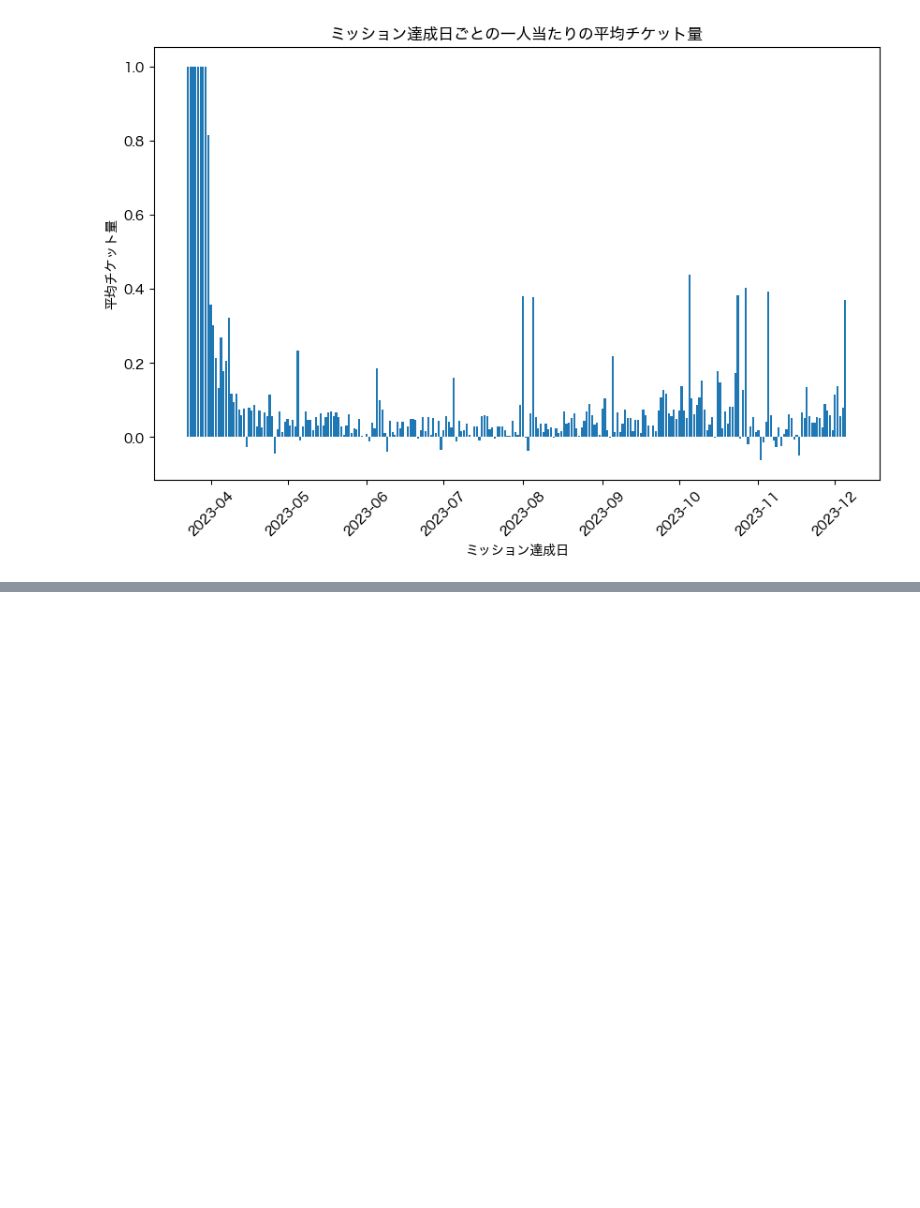
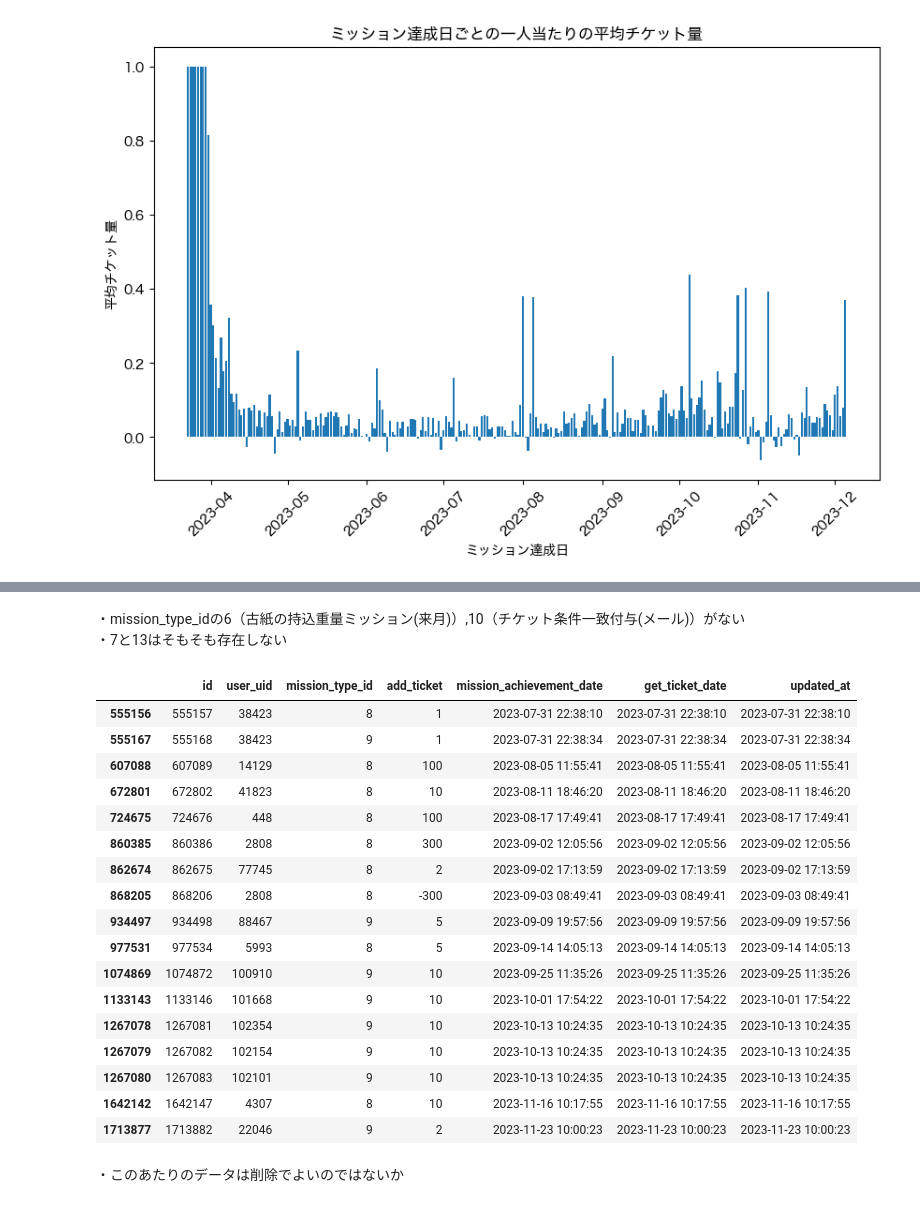
Before and after one commit to Naoya-Yasuda/MANABI_DX_QUEST_2023_PrePoC, a Jupyter notebook: notebook/visualization_gacha_history.ipynb, the cells around one changed output, grey strips where cells are left out. Cells and saved outputs as stored; diff of their text form; code cells hidden in the pictures; blank space fills up the shorter version.

```diff
--- a/notebook/visualization_gacha_history.ipynb
+++ b/notebook/visualization_gacha_history.ipynb
@@ -156,0 +177,28 @@ Name: add_ticket, dtype: float64
+# %% [markdown]
+・mission_type_idの6（古紙の持込重量ミッション(来月)）,10（チケット条件一致付与(メール)）がない
+・7と13はそもそも存在しない
+# %%
+df_admin = df[(df["mission_type_id"]==8) | (df["mission_type_id"]==9)]
+#print(df_admin)
+df_admin
+# %% [output]
+|  | id | user_uid | mission_type_id | add_ticket | mission_achievement_date | get_ticket_date | updated_at |
+| 555156 | 555157 | 38423 | 8 | 1 | 2023-07-31 22:38:10 | 2023-07-31 22:38:10 | 2023-07-31 22:38:10 |
+| 555167 | 555168 | 38423 | 9 | 1 | 2023-07-31 22:38:34 | 2023-07-31 22:38:34 | 2023-07-31 22:38:34 |
+| 607088 | 607089 | 14129 | 8 | 100 | 2023-08-05 11:55:41 | 2023-08-05 11:55:41 | 2023-08-05 11:55:41 |
+| 672801 | 672802 | 41823 | 8 | 10 | 2023-08-11 18:46:20 | 2023-08-11 18:46:20 | 2023-08-11 18:46:20 |
+| 724675 | 724676 | 448 | 8 | 100 | 2023-08-17 17:49:41 | 2023-08-17 17:49:41 | 2023-08-17 17:49:41 |
+| 860385 | 860386 | 2808 | 8 | 300 | 2023-09-02 12:05:56 | 2023-09-02 12:05:56 | 2023-09-02 12:05:56 |
+| 862674 | 862675 | 77745 | 8 | 2 | 2023-09-02 17:13:59 | 2023-09-02 17:13:59 | 2023-09-02 17:13:59 |
+| 868205 | 868206 | 2808 | 8 | -300 | 2023-09-03 08:49:41 | 2023-09-03 08:49:41 | 2023-09-03 08:49:41 |
+| 934497 | 934498 | 88467 | 9 | 5 | 2023-09-09 19:57:56 | 2023-09-09 19:57:56 | 2023-09-09 19:57:56 |
+| 977531 | 977534 | 5993 | 8 | 5 | 2023-09-14 14:05:13 | 2023-09-14 14:05:13 | 2023-09-14 14:05:13 |
+| 1074869 | 1074872 | 100910 | 9 | 10 | 2023-09-25 11:35:26 | 2023-09-25 11:35:26 | 2023-09-25 11:35:26 |
+| 1133143 | 1133146 | 101668 | 9 | 10 | 2023-10-01 17:54:22 | 2023-10-01 17:54:22 | 2023-10-01 17:54:22 |
+| 1267078 | 1267081 | 102354 | 9 | 10 | 2023-10-13 10:24:35 | 2023-10-13 10:24:35 | 2023-10-13 10:24:35 |
+| 1267079 | 1267082 | 102154 | 9 | 10 | 2023-10-13 10:24:35 | 2023-10-13 10:24:35 | 2023-10-13 10:24:35 |
+| 1267080 | 1267083 | 102101 | 9 | 10 | 2023-10-13 10:24:35 | 2023-10-13 10:24:35 | 2023-10-13 10:24:35 |
+| 1642142 | 1642147 | 4307 | 8 | 10 | 2023-11-16 10:17:55 | 2023-11-16 10:17:55 | 2023-11-16 10:17:55 |
+| 1713877 | 1713882 | 22046 | 9 | 2 | 2023-11-23 10:00:23 | 2023-11-23 10:00:23 | 2023-11-23 10:00:23 |
+# %% [markdown]
+・このあたりのデータは削除でよいのではないか
```
Also changed, not shown: parts of 12 cells of this notebook.
